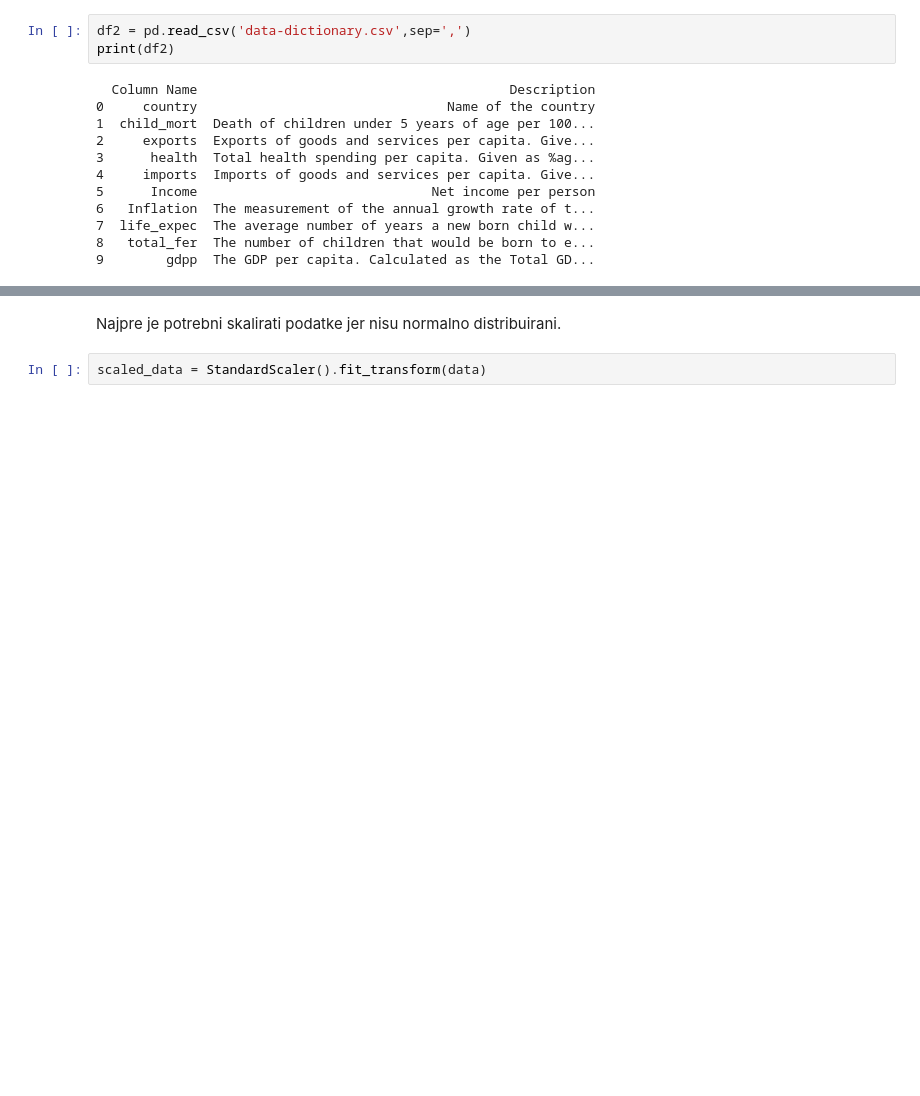
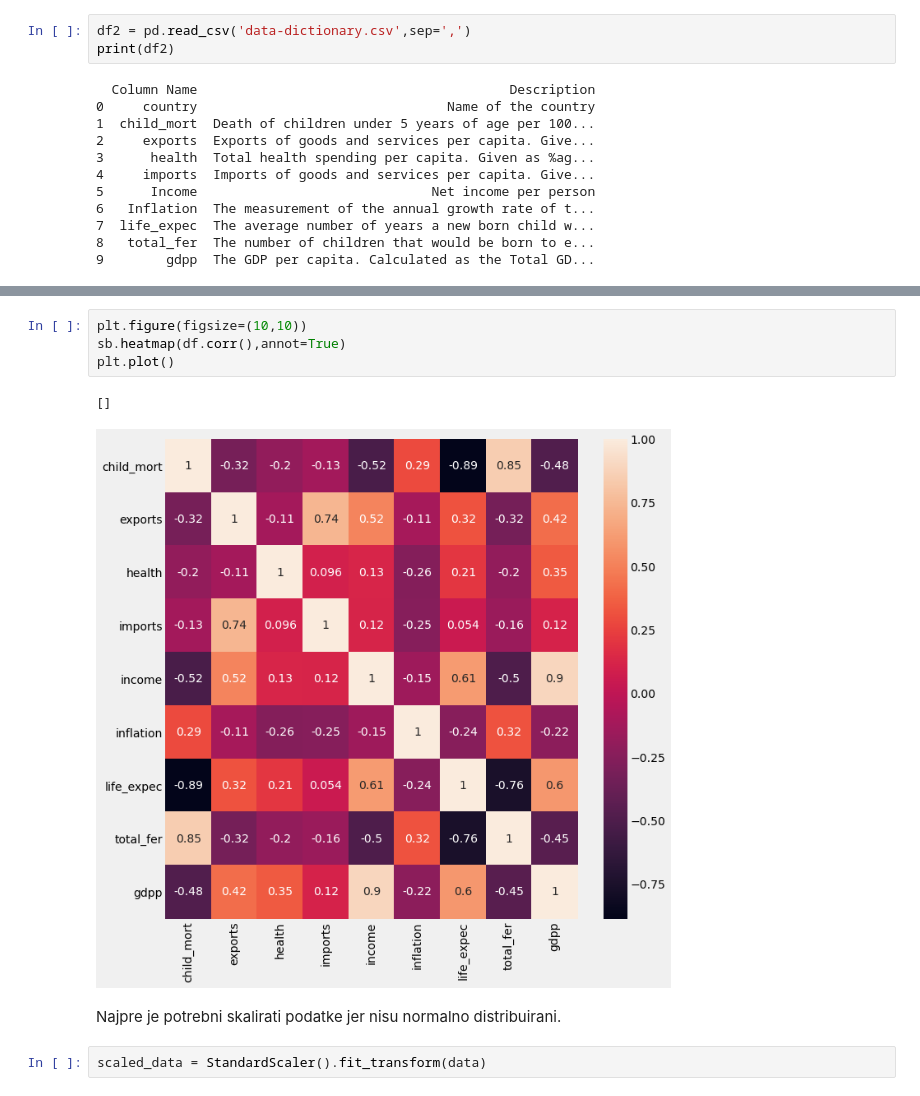
Before and after one commit to j-juric/CountryDevelopmentClustering, a Jupyter notebook: Clustering.ipynb, the cells around one changed output, grey strips where cells are left out. Drawn from its saved outputs; the diff is of its cells as text; blank space fills up the shorter version.

```diff
--- a/Clustering.ipynb
+++ b/Clustering.ipynb
@@ -68,3 +69,10 @@ sb.pairplot(data)
+# %%
+plt.figure(figsize=(10,10))
+sb.heatmap(df.corr(),annot=True)
+plt.plot()
+# %% [output]
+[]
+[figure, added]
 # %% [markdown]
 Najpre je potrebni skalirati podatke jer nisu normalno distribuirani.
 # %%
```
Also changed, not shown: parts of 9 cells of this notebook.
